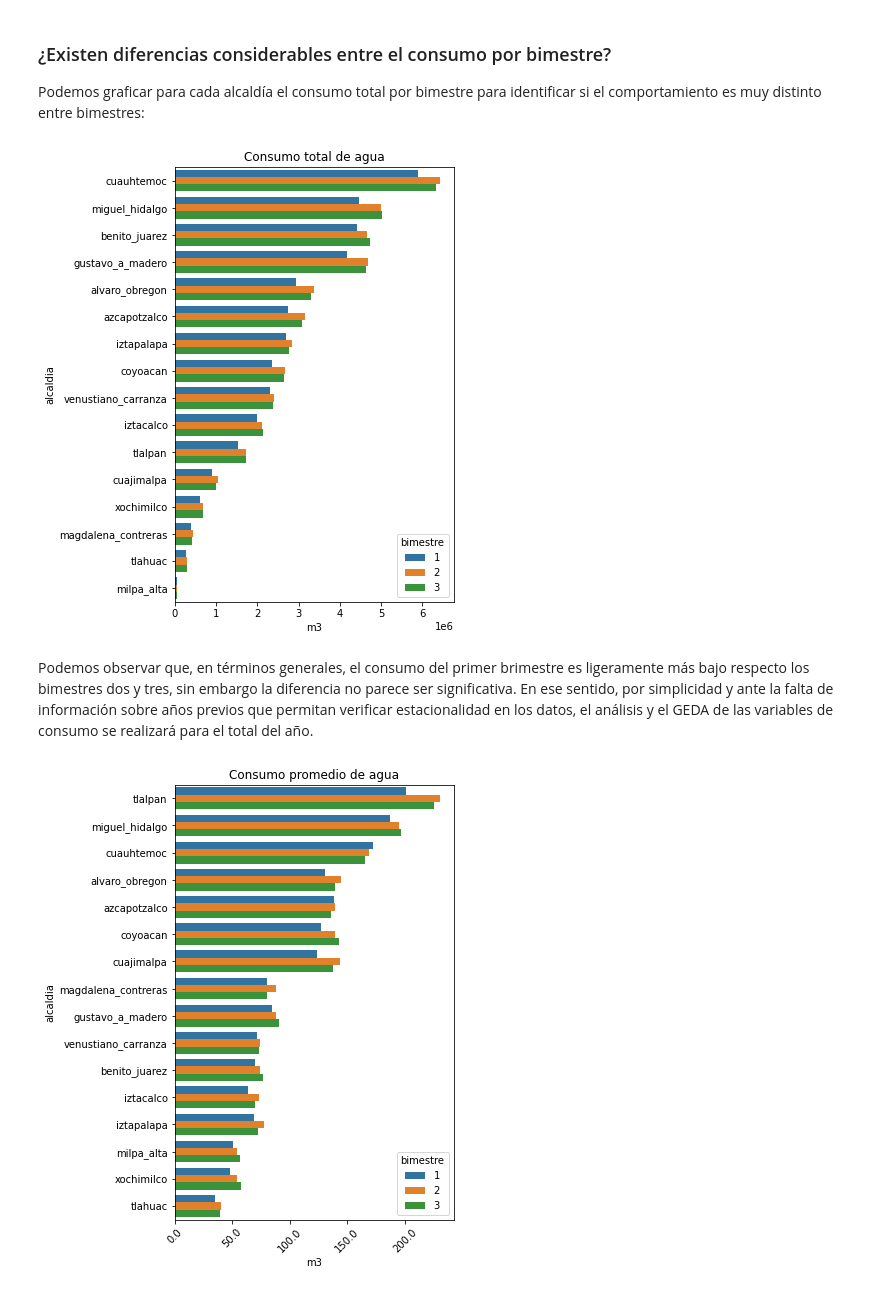
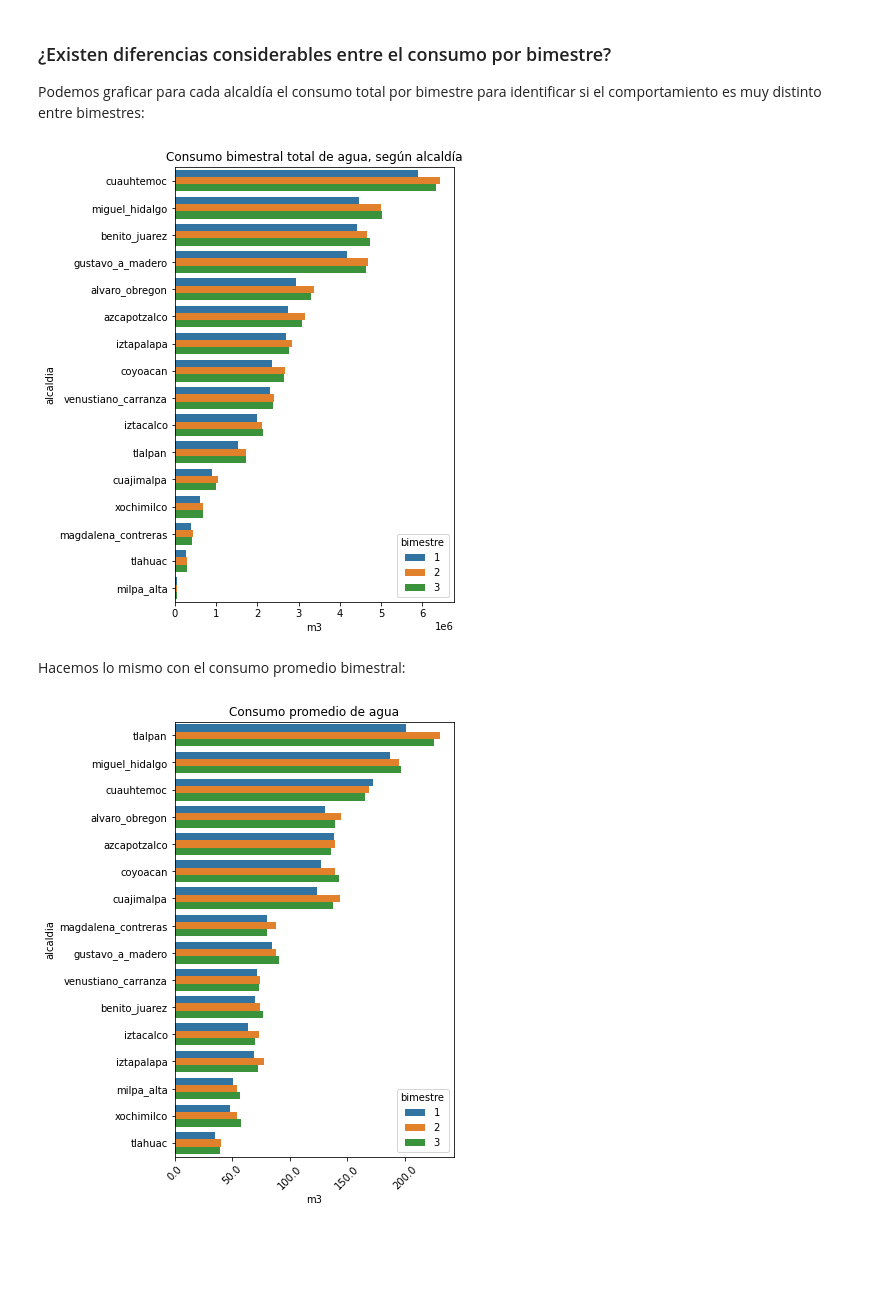
Before and after one commit to lechugaa/intro_ds_p1_consumo_agua, a Jupyter notebook: agua_profiling_expo.ipynb, the cells around one changed output. Cells and saved outputs as stored; diff of their text form; code cells hidden in the pictures; blank space fills up the shorter version.

```diff
--- a/agua_profiling_expo.ipynb
+++ b/agua_profiling_expo.ipynb
@@ -680,15 +680,15 @@ Podemos graficar para cada alcaldía el consumo total por bimestre para identifi
 # %%
 f = plt.subplots(figsize=(5, 8))
 
 g_ct = sns.barplot(y = "alcaldia", x = "consumo_total", hue = "bimestre", estimator = sum, data = data, ci = None,
 order = ["cuauhtemoc", "miguel_hidalgo", "benito_juarez", "gustavo_a_madero", "alvaro_obregon", "azcapotzalco",
          "iztapalapa", "coyoacan", "venustiano_carranza", "iztacalco", "tlalpan", "cuajimalpa", "xochimilco",
          "magdalena_contreras", "tlahuac", "milpa_alta"]);
-g_ct.set(title='Consumo total de agua',xlabel='m3', ylabel='alcaldia');
+g_ct.set(title='Consumo bimestral total de agua, según alcaldía',xlabel='m3', ylabel='alcaldia');
 # %% [output]
-[figure, old version]
+[figure, new version]
-# %% [markdown]
-Podemos observar que, en términos generales, el consumo del primer brimestre es ligeramente más bajo respecto los bimestres dos y tres, sin embargo la diferencia no parece ser significativa. En ese sentido, por simplicidad y ante la falta de información sobre años previos que permitan verificar estacionalidad en los datos, el análisis y el GEDA de las variables de consumo se realizará para el total del año.
+# %% [markdown]
+Hacemos lo mismo con el consumo promedio bimestral:
 # %%
 f = plt.subplots(figsize=(5, 8))
 
```
Also changed, not shown: parts of 5 cells of this notebook.
